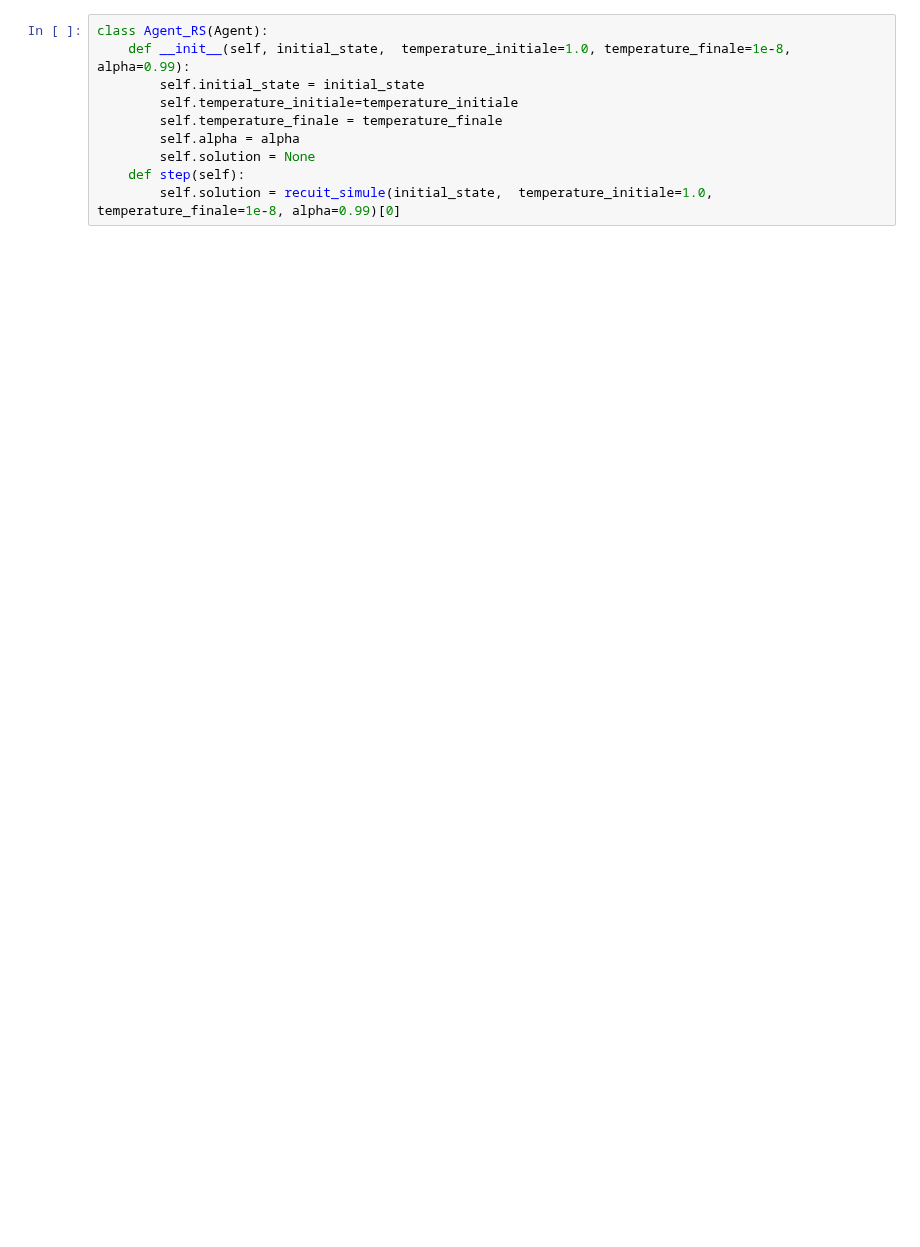
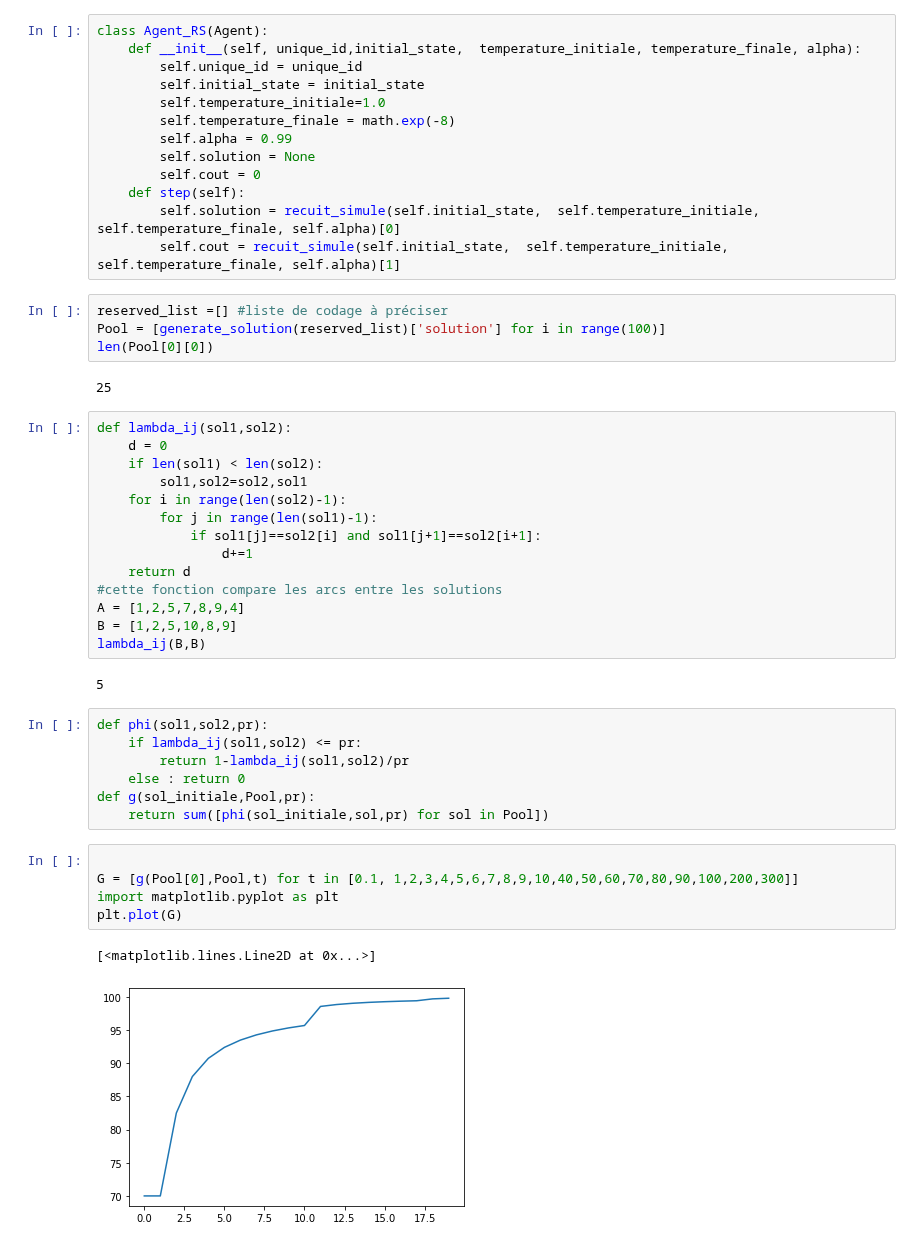
Before and after one commit to Centrale-Project/ICO_Project, a Jupyter notebook: SMA/sma.ipynb, the cells around one changed output. Saved outputs shown, nothing was run; the diff lists cells and outputs as text; blank space fills up the shorter version.

Commit message:
SMA+Pool+diversivité at 2 am

```diff
--- a/SMA/sma.ipynb
+++ b/SMA/sma.ipynb
@@ -27,11 +55,51 @@ class Agent_Genetique(Agent):
 # %%
 class Agent_RS(Agent):
-    def __init__(self, initial_state,  temperature_initiale=1.0, temperature_finale=1e-8, alpha=0.99):
+    def __init__(self, unique_id,initial_state,  temperature_initiale, temperature_finale, alpha):
+        self.unique_id = unique_id
         self.initial_state = initial_state
-        self.temperature_initiale=temperature_initiale
-        self.temperature_finale = temperature_finale
-        self.alpha = alpha
+        self.temperature_initiale=1.0
+        self.temperature_finale = math.exp(-8)
+        self.alpha = 0.99
         self.solution = None
+        self.cout = 0
     def step(self):
-        self.solution = recuit_simule(initial_state,  temperature_initiale=1.0, temperature_finale=1e-8, alpha=0.99)[0]
+        self.solution = recuit_simule(self.initial_state,  self.temperature_initiale, self.temperature_finale, self.alpha)[0]
+        self.cout = recuit_simule(self.initial_state,  self.temperature_initiale, self.temperature_finale, self.alpha)[1]
+# %%
+reserved_list =[] #liste de codage à préciser
+Pool = [generate_solution(reserved_list)['solution'] for i in range(100)]
+len(Pool[0][0])
+# %% [output]
+25
+# %%
+def lambda_ij(sol1,sol2):
+    d = 0
+    if len(sol1) < len(sol2):
+        sol1,sol2=sol2,sol1
+    for i in range(len(sol2)-1):
+        for j in range(len(sol1)-1):
+            if sol1[j]==sol2[i] and sol1[j+1]==sol2[i+1]:
+                d+=1
+    return d
+#cette fonction compare les arcs entre les solutions
+A = [1,2,5,7,8,9,4]
+B = [1,2,5,10,8,9]
+lambda_ij(B,B)
+# %% [output]
+5
+# %%
+def phi(sol1,sol2,pr):
+    if lambda_ij(sol1,sol2) <= pr:
+        return 1-lambda_ij(sol1,sol2)/pr
+    else : return 0
+def g(sol_initiale,Pool,pr):
+    return sum([phi(sol_initiale,sol,pr) for sol in Pool])
+# %%
+
+G = [g(Pool[0],Pool,t) for t in [0.1, 1,2,3,4,5,6,7,8,9,10,40,50,60,70,80,90,100,200,300]]
+import matplotlib.pyplot as plt
+plt.plot(G)
+# %% [output]
+[<matplotlib.lines.Line2D at 0x...>]
+[figure, added]
 # %%
```
Also changed, not shown: parts of 8 cells of this notebook, 9 other files.
